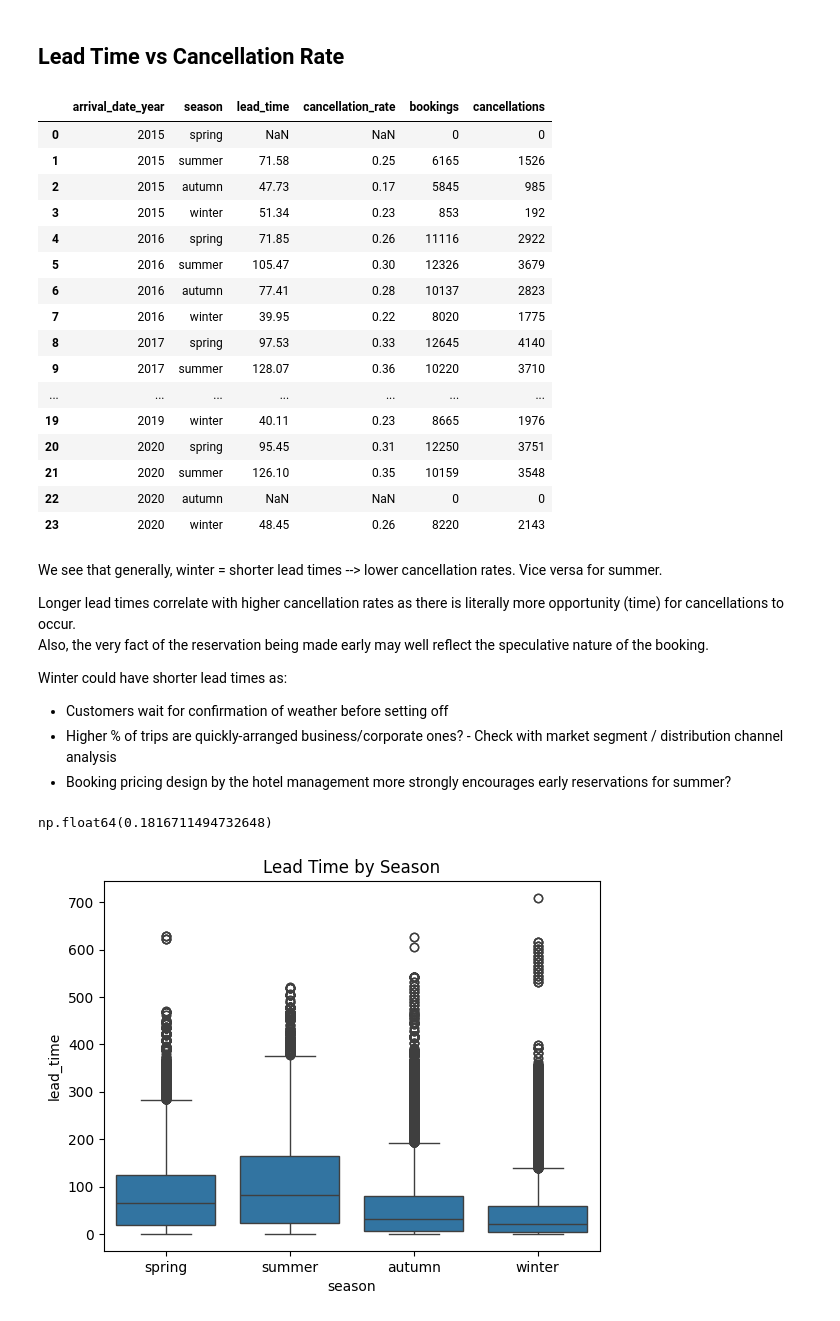
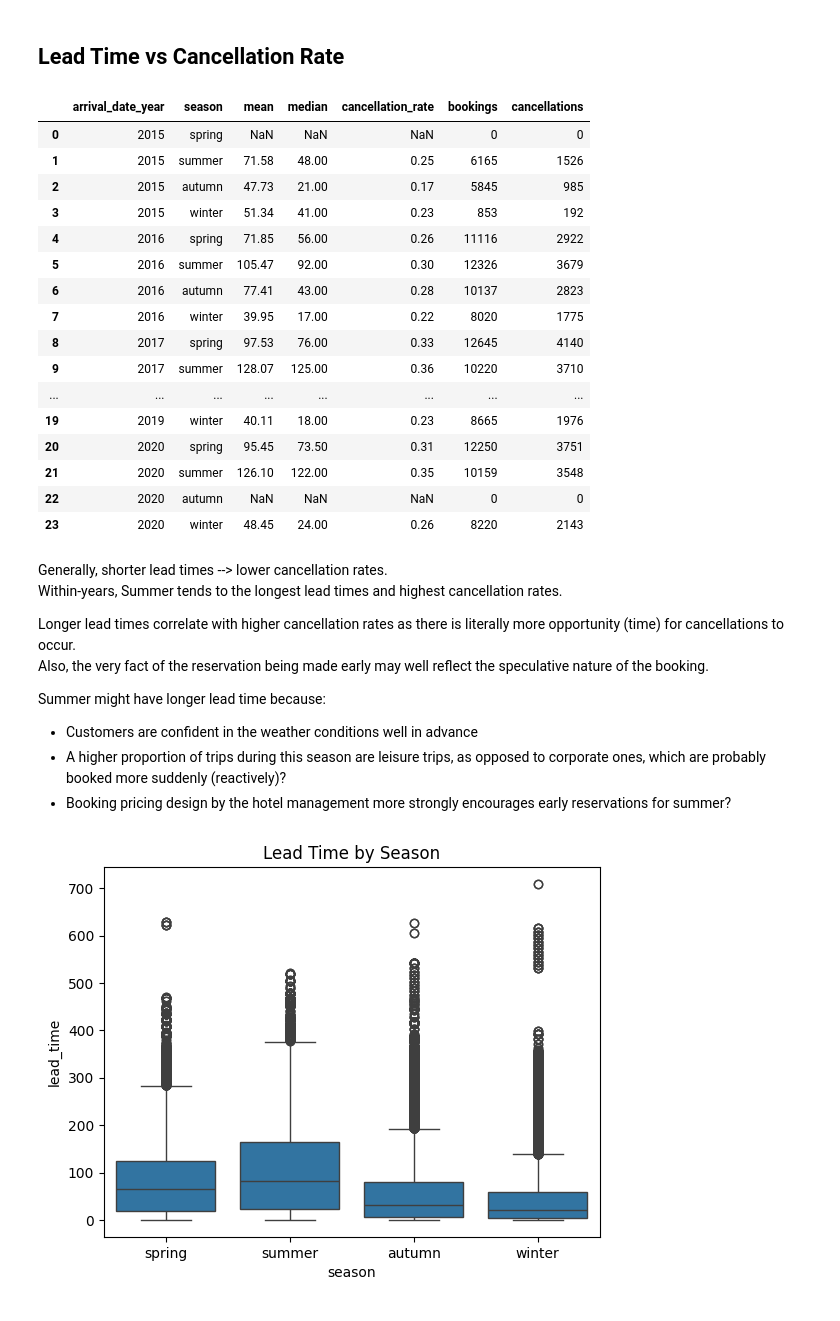
Before and after one commit to dngsus/data_analysis, a Jupyter notebook: 01 Hotel Bookings/01 Hotel v01.ipynb, the cells around one changed output. Drawn from its saved outputs; the diff is of its cells as text; code cells hidden in the pictures.

Commit message:
Further developments of analysis

```diff
--- a/01 Hotel Bookings/01 Hotel v01.ipynb
+++ b/01 Hotel Bookings/01 Hotel v01.ipynb
@@ -934,0 +865,10 @@ Lead time, distribution of market segments, distribution of distribution channel
+# %%
+df_seasonal_cancellations = df_main.groupby(["arrival_date_year", "season"]).size().reset_index().rename(columns = {0 : "bookings"})
+
+df_seasonal_cancellations2 = df_main[["arrival_date_year", "season", "is_canceled"]].groupby(["arrival_date_year", "season"])["is_canceled"].sum().reset_index().rename(columns = {"is_canceled" : "cancellations"})
+
+df_seasonal_cancellations = df_seasonal_cancellations.merge(df_seasonal_cancellations2, on = ["arrival_date_year", "season"])
+
+df_seasonal_cancellations["cancellation_rate"] = df_seasonal_cancellations["cancellations"] / df_seasonal_cancellations["bookings"]
+df_seasonal_cancellations = df_seasonal_cancellations[["arrival_date_year", "season", "cancellation_rate", "bookings", "cancellations"]]
+df_seasonal_cancellations.sort_values(by = ["arrival_date_year", "season"])
@@ -935,43 +900,41 @@ Lead time, distribution of market segments, distribution of distribution channel
 # %% [markdown]
 ## Lead Time vs Cancellation Rate
 # %%
-# Behaviour of lead time across year-seasons, and corresponding cancellation rate
-
 df_lead_times = df_main.groupby(["arrival_date_year", "season"])["lead_time"].mean().reset_index()#.rename(columns = {0 : "bookings"})
+df_lead_times = df_main.groupby(["arrival_date_year", "season"])["lead_time"].agg(['mean', 'median']).reset_index()#.rename(columns = {0 : "bookings"})
 
 df_lead_times.merge(df_seasonal_cancellations, on = ["arrival_date_year", "season"])
 # %% [output]
-|  | arrival_date_year | season | lead_time | cancellation_rate | bookings | cancellations |
-| 0 | 2015 | spring | NaN | NaN | 0 | 0 |
-| 1 | 2015 | summer | 71.58 | 0.25 | 6165 | 1526 |
-| 2 | 2015 | autumn | 47.73 | 0.17 | 5845 | 985 |
-| 3 | 2015 | winter | 51.34 | 0.23 | 853 | 192 |
-| 4 | 2016 | spring | 71.85 | 0.26 | 11116 | 2922 |
-| 5 | 2016 | summer | 105.47 | 0.30 | 12326 | 3679 |
-| 6 | 2016 | autumn | 77.41 | 0.28 | 10137 | 2823 |
-| 7 | 2016 | winter | 39.95 | 0.22 | 8020 | 1775 |
-| 8 | 2017 | spring | 97.53 | 0.33 | 12645 | 4140 |
-| 9 | 2017 | summer | 128.07 | 0.36 | 10220 | 3710 |
-| ... | ... | ... | ... | ... | ... | ... |
-| 19 | 2019 | winter | 40.11 | 0.23 | 8665 | 1976 |
-| 20 | 2020 | spring | 95.45 | 0.31 | 12250 | 3751 |
-| 21 | 2020 | summer | 126.10 | 0.35 | 10159 | 3548 |
-| 22 | 2020 | autumn | NaN | NaN | 0 | 0 |
-| 23 | 2020 | winter | 48.45 | 0.26 | 8220 | 2143 |
+|  | arrival_date_year | season | mean | median | cancellation_rate | bookings | cancellations |
+| 0 | 2015 | spring | NaN | NaN | NaN | 0 | 0 |
+| 1 | 2015 | summer | 71.58 | 48.00 | 0.25 | 6165 | 1526 |
+| 2 | 2015 | autumn | 47.73 | 21.00 | 0.17 | 5845 | 985 |
+| 3 | 2015 | winter | 51.34 | 41.00 | 0.23 | 853 | 192 |
+| 4 | 2016 | spring | 71.85 | 56.00 | 0.26 | 11116 | 2922 |
+| 5 | 2016 | summer | 105.47 | 92.00 | 0.30 | 12326 | 3679 |
+| 6 | 2016 | autumn | 77.41 | 43.00 | 0.28 | 10137 | 2823 |
+| 7 | 2016 | winter | 39.95 | 17.00 | 0.22 | 8020 | 1775 |
+| 8 | 2017 | spring | 97.53 | 76.00 | 0.33 | 12645 | 4140 |
+| 9 | 2017 | summer | 128.07 | 125.00 | 0.36 | 10220 | 3710 |
+| ... | ... | ... | ... | ... | ... | ... | ... |
+| 19 | 2019 | winter | 40.11 | 18.00 | 0.23 | 8665 | 1976 |
+| 20 | 2020 | spring | 95.45 | 73.50 | 0.31 | 12250 | 3751 |
+| 21 | 2020 | summer | 126.10 | 122.00 | 0.35 | 10159 | 3548 |
+| 22 | 2020 | autumn | NaN | NaN | NaN | 0 | 0 |
+| 23 | 2020 | winter | 48.45 | 24.00 | 0.26 | 8220 | 2143 |
 # %% [markdown]
-We see that generally, winter = shorter lead times --> lower cancellation rates. Vice versa for summer.
+Generally, shorter lead times --> lower cancellation rates.<br>
+Within-years, Summer tends to the longest lead times and highest cancellation rates.
 
 Longer lead times correlate with higher cancellation rates as there is literally more opportunity (time) for cancellations to occur.<br>
 Also, the very fact of the reservation being made early may well reflect the speculative nature of the booking.
 
-Winter could have shorter lead times as:
-- Customers wait for confirmation of weather before setting off
-- Higher % of trips are quickly-arranged business/corporate ones? - Check with market segment / distribution channel analysis
+Summer might have longer lead time because:
+- Customers are confident in the weather conditions well in advance
+- A higher proportion of trips during this season are leisure trips, as opposed to corporate ones, which are probably booked more suddenly (reactively)?
 - Booking pricing design by the hotel management more strongly encourages early reservations for summer?
 # %%
-df_main['lead_time'].corr(df_main['is_canceled'])
+# df_main['lead_time'].corr(df_main['is_canceled'])
-# %% [output]
-np.float64(0.1816711494732648)
 # %%
 sns.boxplot(data=df_main, x='season', y='lead_time')
 plt.title('Lead Time by Season')
```
Also changed, not shown: parts of 129 cells of this notebook.
